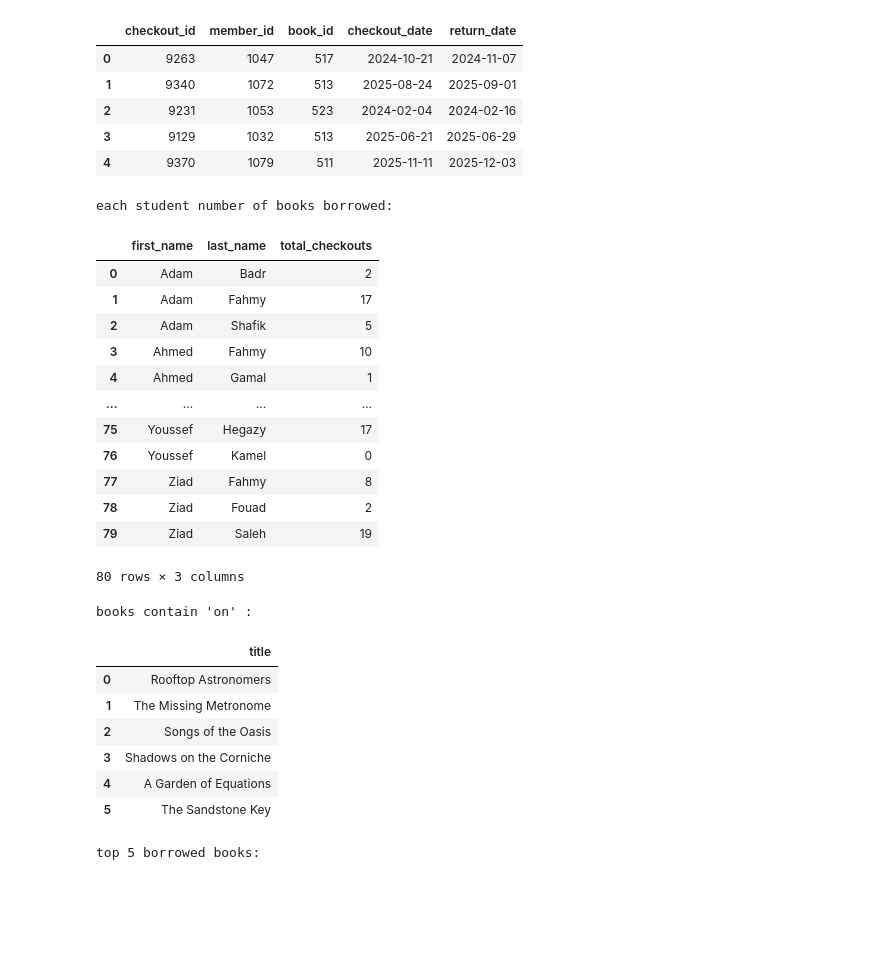
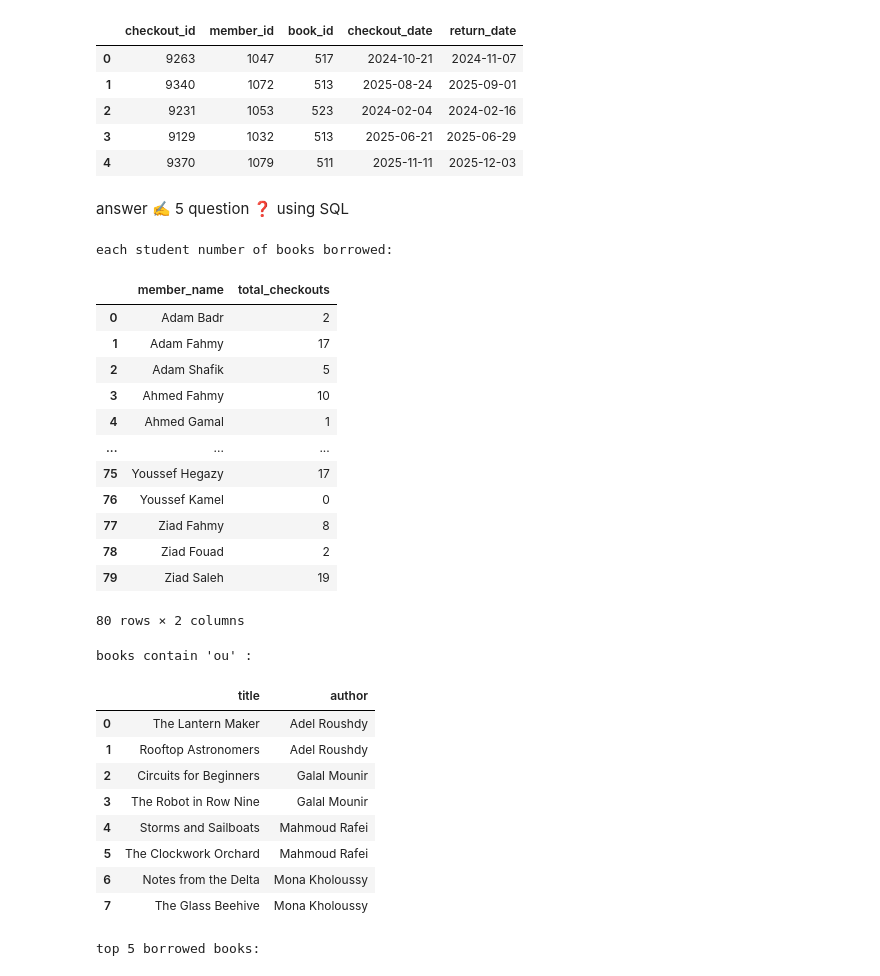
Before and after one commit to n6szhigpo/project, a Jupyter notebook: Untitled0.ipynb, the cells around one changed output. Cells and saved outputs as stored; diff of their text form; code cells hidden in the pictures; blank space fills up the shorter version.

```diff
--- a/Untitled0.ipynb
+++ b/Untitled0.ipynb
@@ -5,13 +7,8 @@ import pandas as pd
 import numpy as np
 from bs4 import BeautifulSoup
 # %%
-conn = sqlite3.connect("/content/db")
+conn = sqlite3.connect("Library Database.db")
 
 members = pd.read_sql("SELECT * FROM members", conn)
 books = pd.read_sql("SELECT * FROM books", conn)
 checkouts = pd.read_sql("SELECT * FROM checkouts", conn)
-
-print(f"members: {members.shape[0]} rows")
-print(f"books:  {books.shape[0]} rows")
-print(f"checkouts:  {checkouts.shape[0]} rows")
-members.head()
@@ -47,50 +54,55 @@ checkouts.head()
 def run(query):
   return pd.read_sql_query(query,conn)
+# %% [markdown]
+answer ✍️ 5 question ❓ using SQL
 # %%
 #Q1:How much is each member borrowing?
-query='''SELECT m.first_name,m.last_name,
+query='''SELECT
+      m.first_name || ' ' || m.last_name AS member_name,
        COUNT(c.checkout_id) AS total_checkouts
        FROM members m
        LEFT JOIN checkouts c
        ON m.member_id = c.member_id
       GROUP BY
       m.first_name,
       m.last_name
     '''
 print("each student number of books borrowed: ")
 run(query)
 # %% [output]
 each student number of books borrowed:
-|  | first_name | last_name | total_checkouts |
-| 0 | Adam | Badr | 2 |
-| 1 | Adam | Fahmy | 17 |
-| 2 | Adam | Shafik | 5 |
-| 3 | Ahmed | Fahmy | 10 |
-| 4 | Ahmed | Gamal | 1 |
-| ... | ... | ... | ... |
-| 75 | Youssef | Hegazy | 17 |
-| 76 | Youssef | Kamel | 0 |
-| 77 | Ziad | Fahmy | 8 |
-| 78 | Ziad | Fouad | 2 |
-| 79 | Ziad | Saleh | 19 |
+|  | member_name | total_checkouts |
+| 0 | Adam Badr | 2 |
+| 1 | Adam Fahmy | 17 |
+| 2 | Adam Shafik | 5 |
+| 3 | Ahmed Fahmy | 10 |
+| 4 | Ahmed Gamal | 1 |
+| ... | ... | ... |
+| 75 | Youssef Hegazy | 17 |
+| 76 | Youssef Kamel | 0 |
+| 77 | Ziad Fahmy | 8 |
+| 78 | Ziad Fouad | 2 |
+| 79 | Ziad Saleh | 19 |
-80 rows × 3 columns
+80 rows × 2 columns
 # %%
 #Q2:Which books match a chosen author pattern?
 query='''
-SELECT title FROM books
-WHERE title LIKE '%on%'
+SELECT title,author FROM books
+WHERE author LIKE '%ou%'
 '''
-print("books contain 'on' : ")
+print("books contain 'ou' : ")
 run(query)
 # %% [output]
-books contain 'on' :
+books contain 'ou' :
-|  | title |
-| 0 | Rooftop Astronomers |
-| 1 | The Missing Metronome |
-| 2 | Songs of the Oasis |
-| 3 | Shadows on the Corniche |
-| 4 | A Garden of Equations |
-| 5 | The Sandstone Key |
+|  | title | author |
+| 0 | The Lantern Maker | Adel Roushdy |
+| 1 | Rooftop Astronomers | Adel Roushdy |
+| 2 | Circuits for Beginners | Galal Mounir |
+| 3 | The Robot in Row Nine | Galal Mounir |
+| 4 | Storms and Sailboats | Mahmoud Rafei |
+| 5 | The Clockwork Orchard | Mahmoud Rafei |
+| 6 | Notes from the Delta | Mona Kholoussy |
+| 7 | The Glass Beehive | Mona Kholoussy |
 # %%
 #Q3:What are the most popular books?"FRIST 5"
 query='''SELECT b.title ,
```
Also changed, not shown: parts of 28 cells of this notebook, 2 other files.
